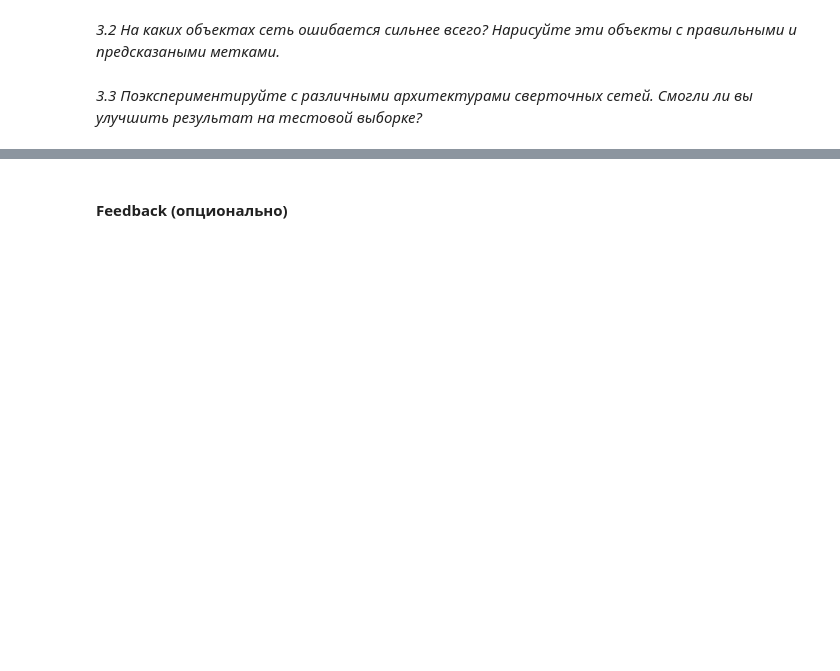
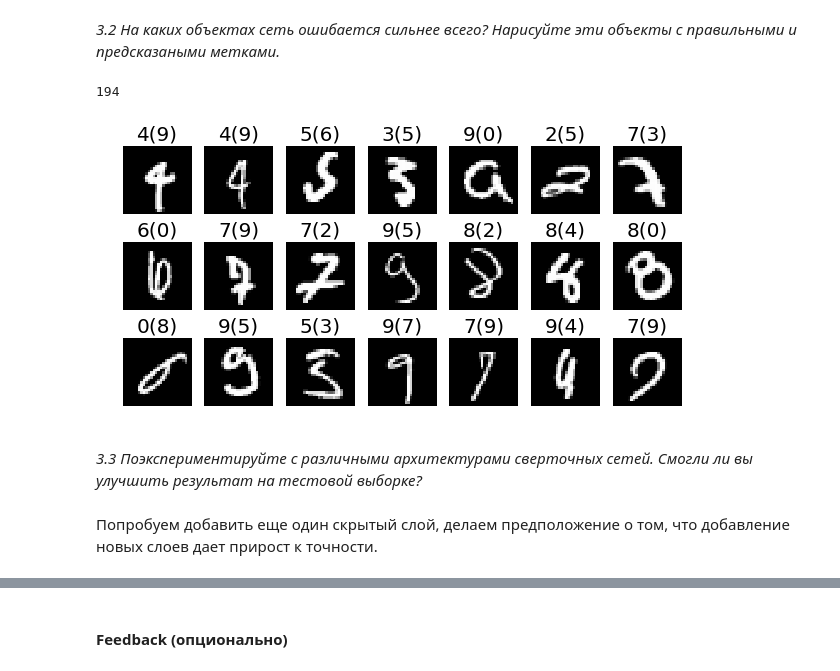
Before and after one commit to Mr-Patty/neural_networks, a Jupyter notebook: Seminar 4/Practice task 4, CNN.ipynb, the cells around one changed output, grey strips where cells are left out. Cells and saved outputs as stored; diff of their text form; code cells hidden in the pictures; blank space fills up the shorter version.

```diff
--- a/Seminar 4/Practice task 4, CNN.ipynb
+++ b/Seminar 4/Practice task 4, CNN.ipynb
@@ -429,2 +427,28 @@ Epoch 4... (Train/Test) NLL: 0.065/0.054        Accuracy: 0.981/0.983
+# %%
+errors = []
+correct = []
+predicted = []
+# loss = nn.NLLLoss()
+
+for X, y in test_loader:
+    prediction = network(X).detach().numpy()
+    for i in range(len(prediction)):
+        if np.argmax(prediction[i]) != y[i]:
+            errors.append(X[i])
+            correct.append(y[i])
+            predicted.append(np.argmax(prediction[i]))
+# %%
+len(errors)
+# %% [output]
+194
+# %%
+plt.figure(figsize=(10, 5))
+for i in range(21):
+    plt.subplot(3, 7, i+1)
+    plt.imshow(errors[i].reshape(28, 28), cmap=plt.cm.Greys_r)
+    plt.title('{}({})'.format(correct[i], predicted[i]), fontsize=20)
+    plt.axis('off')
+# %% [output]
+[figure, added]
 # %% [markdown]
 <i>3.3 Поэкспериментируйте с различными архитектурами сверточных сетей. Смогли ли вы улучшить результат на тестовой выборке?</i>
@@ -432,0 +455,2 @@ Epoch 4... (Train/Test) NLL: 0.065/0.054        Accuracy: 0.981/0.983
+# %% [markdown]
+Попробуем добавить еще один скрытый слой, делаем предположение о том, что добавление новых слоев дает прирост к точности.
```
Also changed, not shown: parts of 6 cells of this notebook.
